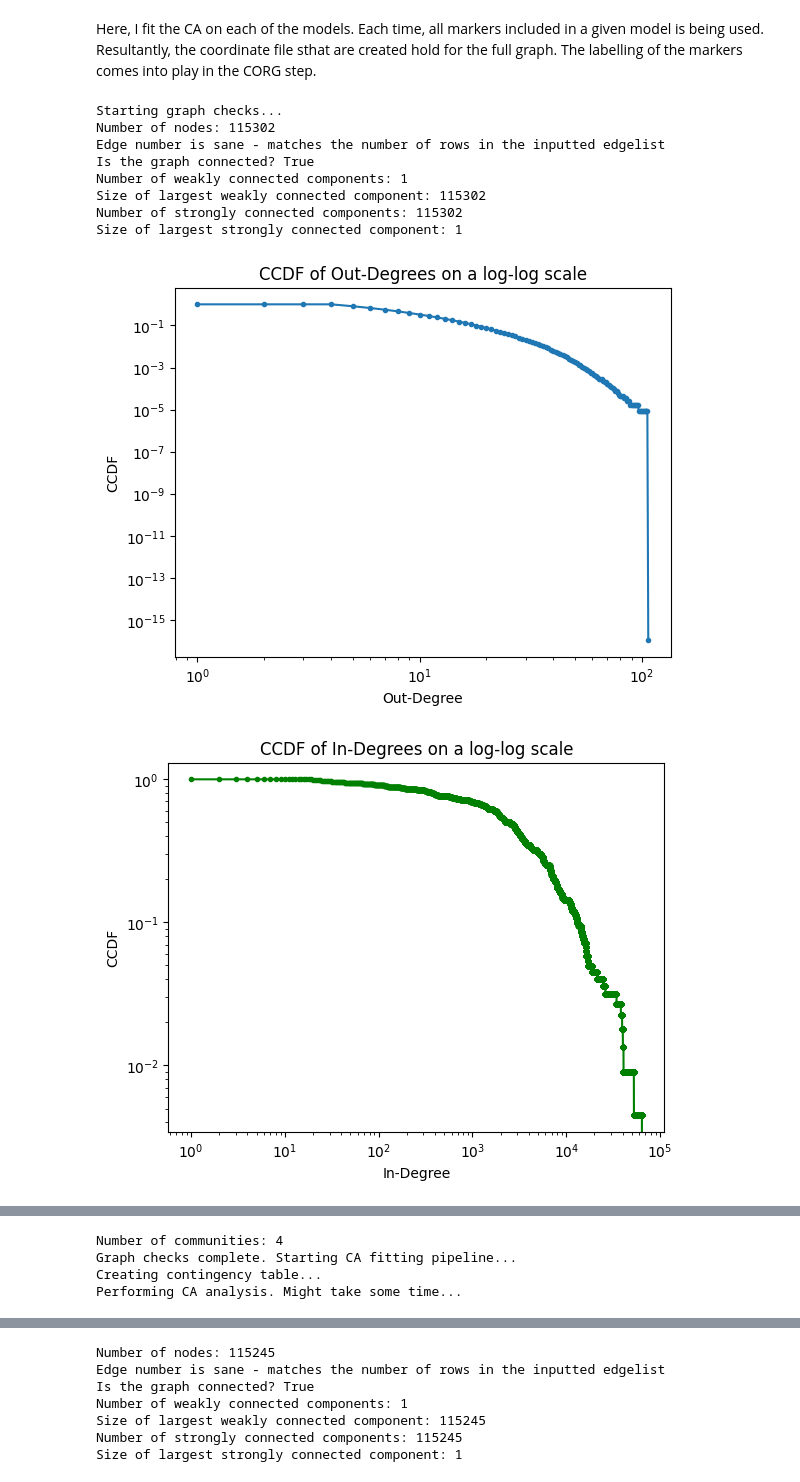
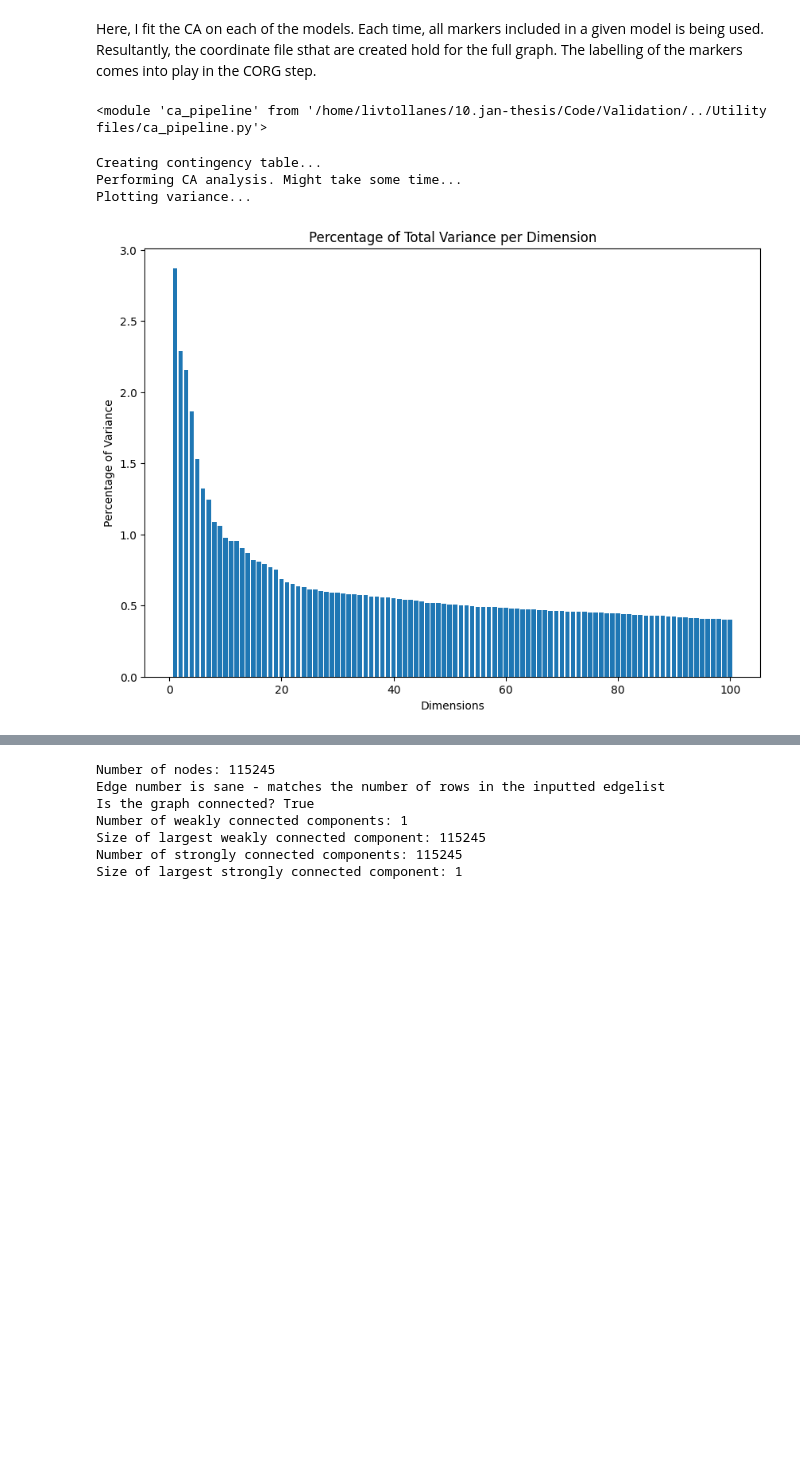
Before and after one commit to livtol99/Liv-Stage---FOCOS-Hand-Over, a Jupyter notebook: Code/Validation/CA_all_models.ipynb, the cells around one changed output, grey strips where cells are left out. Saved outputs shown, nothing was run; the diff lists cells and outputs as text; code cells hidden in the pictures; blank space fills up the shorter version.

Commit message:
fix the CA pipeline to add types. Not working pt

```diff
--- a/Code/Validation/CA_all_models.ipynb
+++ b/Code/Validation/CA_all_models.ipynb
@@ -233,21 +251,20 @@ Here, I fit the CA on each of the models. Each time, all markers included in a g
 # %%
 import ca_pipeline
 import importlib
+
+importlib.reload(ca_pipeline)
+# %% [output]
+<module 'ca_pipeline' from '/home/livtollanes/10.jan-thesis/Code/Validation/../Utility files/ca_pipeline.py'>
 # %%
 #m1
 importlib.reload(ca_pipeline)
 subset_name = 'm1'
 labeled = ca_pipeline.PipelineCorAnalysis(m1_df, subset_name)
 path = '/home/livtollanes/NewData/coordinates'
-labeled.run_all(path)
+#labeled.run_all(path)
+labeled.perform_ca_pipeline(path)
 # %% [output]
-Starting graph checks...
-Number of nodes: 115302
-Edge number is sane - matches the number of rows in the inputted edgelist
-Is the graph connected? True
-Number of weakly connected components: 1
-Size of largest weakly connected component: 115302
-Number of strongly connected components: 115302
-Size of largest strongly connected component: 1
+Creating contingency table...
+Performing CA analysis. Might take some time...
+Plotting variance...
-[figure, old version]
+[figure, new version]
-[figure, removed]
@@ -255,4 +270,0 @@ Size of largest strongly connected component: 1
-Number of communities: 4
-Graph checks complete. Starting CA fitting pipeline...
-Creating contingency table...
-Performing CA analysis. Might take some time...
```
Also changed, not shown: parts of 5 cells of this notebook.
